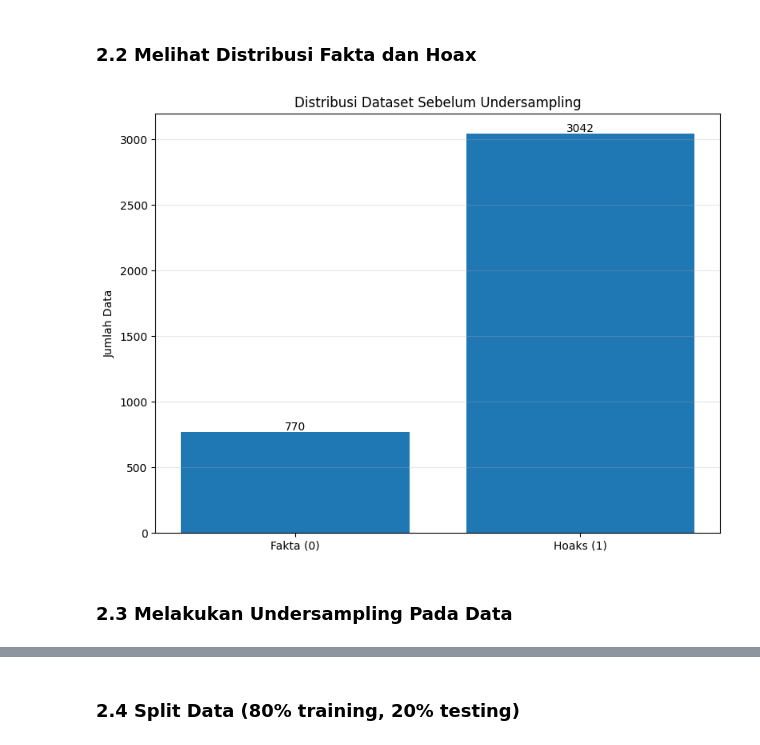
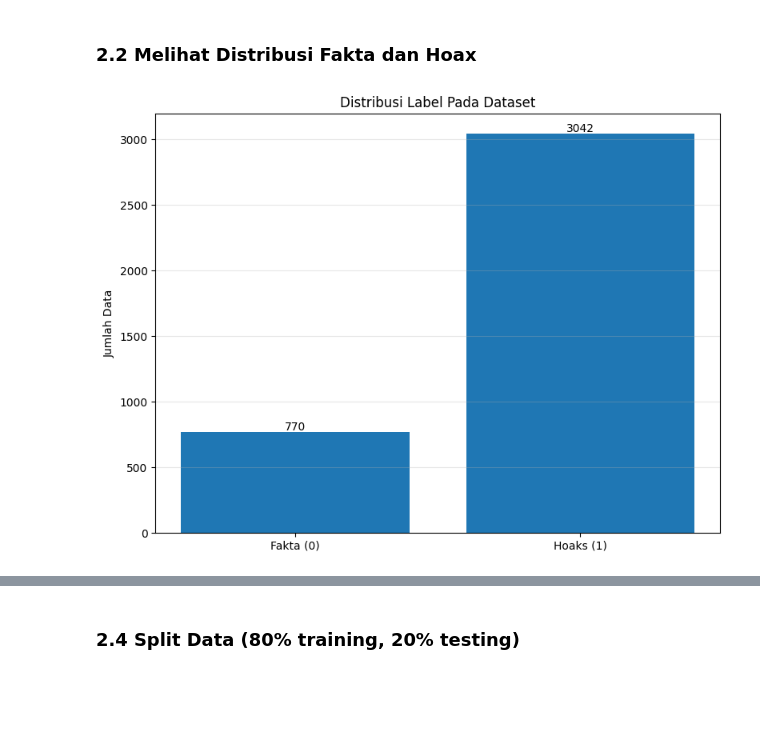
Before and after one commit to Fauzan2617/IndoHoax-Stacking-Detector---Stacking-Ensemble, a Jupyter notebook: notebooks/01_preprocessing.ipynb, the cells around one changed output, grey strips where cells are left out. Saved outputs shown, nothing was run; the diff lists cells and outputs as text; code cells hidden in the pictures; blank space fills up the shorter version.

```diff
--- a/notebooks/01_preprocessing.ipynb
+++ b/notebooks/01_preprocessing.ipynb
@@ -53,34 +53,32 @@ labels = ['Fakta (0)', 'Hoaks (1)']
 # Membuat figure (kanvas) dengan ukuran 8x6 inci
 plt.figure(figsize=(8, 6))
 
 # Membuat bar chart dengan label sebagai sumbu X dan jumlah data sebagai tinggi bar
 bars = plt.bar(labels, before_counts.values)
 
 # Menambahkan angka di atas setiap bar agar jumlah data terlihat langsung
 for bar in bars:
     y = bar.get_height()  # Mengambil tinggi bar (= jumlah data)
     plt.text(
         bar.get_x() + bar.get_width() / 2,  # Posisi X: tepat di tengah bar
         y + 15,                              # Posisi Y: sedikit di atas puncak bar
         f'{int(y)}',                         # Teks yang ditampilkan (angka jumlah data)
         ha='center'                          # Rata tengah secara horizontal
     )
 
 # Menambahkan label pada sumbu Y
 plt.ylabel('Jumlah Data')
 
 # Menambahkan judul grafik
-plt.title('Distribusi Dataset Sebelum Undersampling')
+plt.title('Distribusi Label Pada Dataset')
 
 # Menampilkan garis grid horizontal dengan transparansi 30% agar tidak terlalu mencolok
 plt.grid(axis='y', alpha=0.3)
 
 # Menyesuaikan layout agar tidak ada elemen yang terpotong
 plt.tight_layout()
 
 # Menampilkan grafik ke layar
 plt.show()
 # %% [output]
-[figure, old version]
+[figure, new version]
-# %% [markdown]
-### 2.3 Melakukan Undersampling Pada Data
```
Also changed, not shown: parts of 4 cells of this notebook, 13 other files.
